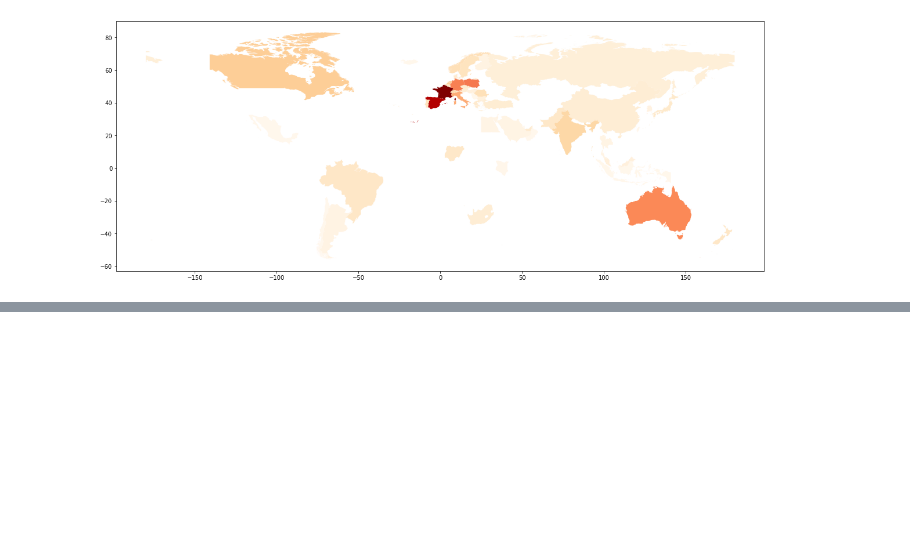
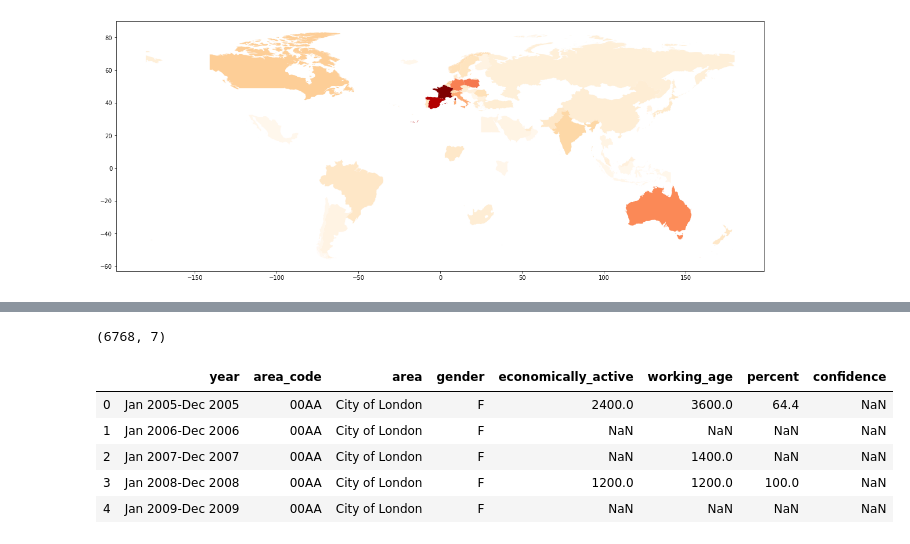
Before and after one commit to jlavileze/citadel-datathon-2020, a Jupyter notebook: eda/london/london_EDA.ipynb, the cells around one changed output, grey strips where cells are left out. Cells and saved outputs as stored; diff of their text form; code cells hidden in the pictures; blank space fills up the shorter version.

```diff
--- a/eda/london/london_EDA.ipynb
+++ b/eda/london/london_EDA.ipynb
@@ -128,0 +215,15 @@ UK_visits_2012_Q1_agg_geo.plot(column="nights", cmap="OrRd", figsize=(20,10))
+# %%
+london_earnings_by_borough.shape
+# %% [output]
+(6768, 7)
+# %%
+london_economic_activity = d["london_economic_activity"]
+# %%
+london_economic_activity.head()
+# %% [output]
+|  | year | area_code | area | gender | economically_active | working_age | percent | confidence |
+| 0 | Jan 2005-Dec 2005 | 00AA | City of London | F | 2400.0 | 3600.0 | 64.4 | NaN |
+| 1 | Jan 2006-Dec 2006 | 00AA | City of London | F | NaN | NaN | NaN | NaN |
+| 2 | Jan 2007-Dec 2007 | 00AA | City of London | F | NaN | 1400.0 | NaN | NaN |
+| 3 | Jan 2008-Dec 2008 | 00AA | City of London | F | 1200.0 | 1200.0 | 100.0 | NaN |
+| 4 | Jan 2009-Dec 2009 | 00AA | City of London | F | NaN | NaN | NaN | NaN |
```
Also changed, not shown: parts of 8 cells of this notebook, 2 other files.
